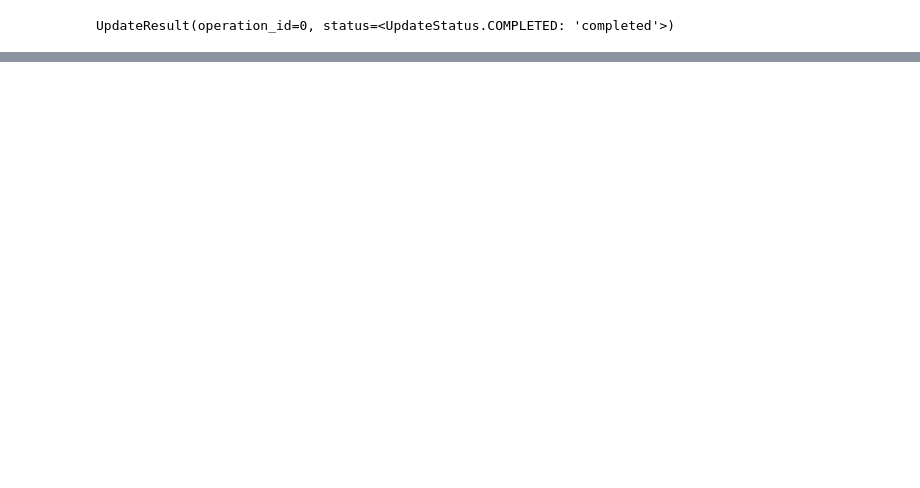
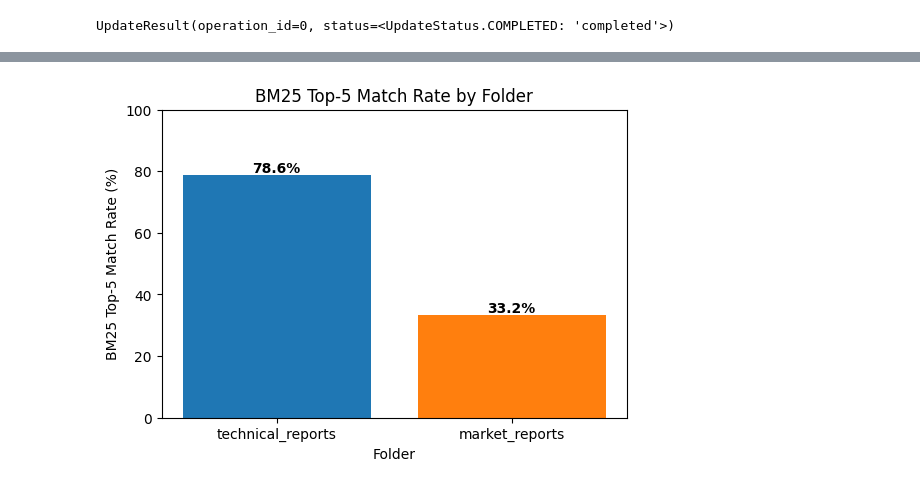
Before and after one commit to EstienneG/AgroFlow, a Jupyter notebook: src/RAG/RAG.ipynb, the cells around one changed output, grey strips where cells are left out. Drawn from its saved outputs; the diff is of its cells as text; code cells hidden in the pictures; blank space fills up the shorter version.

Commit message:
feat: RAG, BM25 and fusion retrieval benchmarks

```diff
--- a/src/RAG/RAG.ipynb
+++ b/src/RAG/RAG.ipynb
@@ -349,9 +349,12 @@ qa_df
 # %%
 import glob
 import os
+import pandas as pd
+
+qa_rag_eval_full = pd.read_csv("qa_rag_eval_full.csv")
 
 # Get all markdown file paths from both folders
-all_md_files = glob.glob("data/md/technical_reports/*.md") + glob.glob("data/md/market_reports/*.md")
+all_md_files = glob.glob("../../data/md/technical_reports/*.md") + glob.glob("../../data/md/market_reports/*.md")
 all_md_filenames = [os.path.basename(f) for f in all_md_files]
 
 # Get unique file names from qa_df
@@ -386,9 +384,0 @@ document_path
-# %%
-import re
-
-def remove_images_from_md(content):
-    """
-    Removes all image references from a markdown file and returns the text content.
-    """
-    text = re.sub(r'!\[.*?\]\(.*?\)', '', content)
-    return text
@@ -495,0 +593,3 @@ Cucumber Beetle: Cucumber beetles can transmit bacterial wilt; however, losses f
+# %%
+embeddings_df = pd.read_pickle("question_embeddings.pkl")
+embeddings_df
@@ -495,0 +672,73 @@ Cucumber Beetle: Cucumber beetles can transmit bacterial wilt; however, losses f
+# %%
+from tqdm import tqdm
+from nltk.tokenize import word_tokenize
+from rank_bm25 import BM25Okapi
+import numpy as np
+import glob
+import os
+import matplotlib.pyplot as plt
+
+def get_bm25_retriever(folder):
+    """
+    Returns a function bm25_top_k(query, k) for the given folder.
+    """
+    md_folder = f"../../data/md/{folder}"
+    md_files = glob.glob(f"{md_folder}/*.md")
+    file_texts = {}
+    for file_path in md_files:
+        with open(file_path, "r", encoding="utf-8") as f:
+            text = f.read()
+            if "remove_images_from_md" in globals():
+                text = remove_images_from_md(text)
+            file_texts[os.path.basename(file_path)] = text
+    corpus = [word_tokenize(text.lower()) for text in file_texts.values()]
+    bm25 = BM25Okapi(corpus)
+    file_names = list(file_texts.keys())
+
+    def bm25_top_k(query, k=3):
+        query_tokens = word_tokenize(query.lower())
+        scores = bm25.get_scores(query_tokens)
+        top_indices = np.argsort(scores)[::-1][:k]
+        return [file_names[i] for i in top_indices]
+
+    return bm25_top_k
+
+def bm25_eval_on_df(embeddings_df, bm25_top_k, folder, k=3):
+    """
+    Evaluates BM25 retrieval on the DataFrame for the given folder using bm25_top_k.
+    """
+    bm25_file_names = []
+    bm25_match = []
+    mask = embeddings_df.folder_name == folder
+    for _, row in tqdm(embeddings_df[mask].iterrows(), total=mask.sum()):
+        top_files = bm25_top_k(row["question"], k=k)
+        bm25_file_names.append(top_files if top_files else [])
+        bm25_match.append(row["document_name"] in top_files)
+
+
+    embeddings_df.loc[mask, f"bm25_file_name_top{k}"] = [str(files) for files in bm25_file_names]
+    embeddings_df.loc[mask, f"bm25_match_top{k}"] = bm25_match
+    return embeddings_df
+
+match_rates = []
+folders = ["technical_reports", "market_reports"]
+
+k=5
+
+for folder in folders:
+    bm25_top_k = get_bm25_retriever(folder)
+    embeddings_df = bm25_eval_on_df(embeddings_df, bm25_top_k, folder, k=k)
+    rate = embeddings_df.loc[embeddings_df.folder_name == folder, "bm25_match_top3"].mean() * 100
+    match_rates.append(rate)
+
+plt.figure(figsize=(6, 4))
+plt.bar(folders, match_rates, color=["#1f77b4", "#ff7f0e"])
+plt.ylabel(f"BM25 Top-{k} Match Rate (%)")
+plt.xlabel("Folder")
+plt.title(f"BM25 Top-{k} Match Rate by Folder")
+for i, v in enumerate(match_rates):
+    plt.text(i, v + 1, f"{v:.1f}%", ha="center", fontweight="bold")
+plt.ylim(0, 100)
+plt.show()
+# %% [output]
+[figure, added]
```
Also changed, not shown: parts of 21 cells of this notebook.
